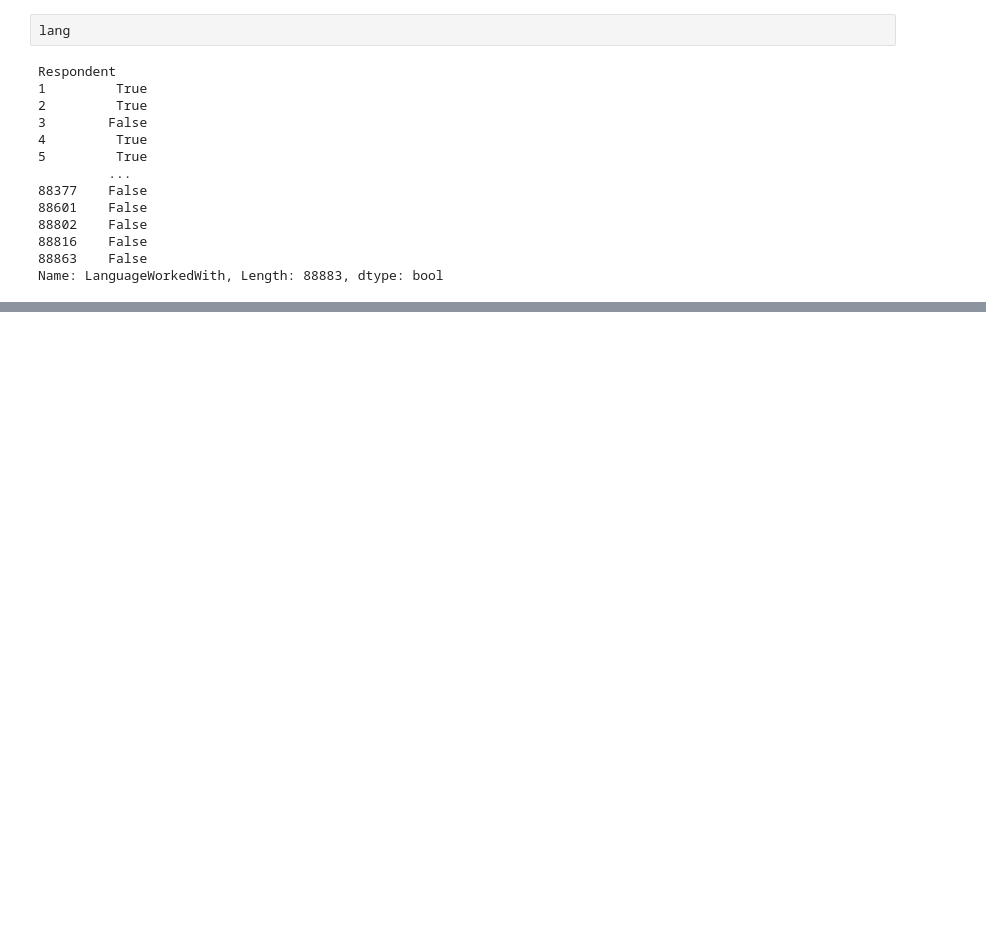
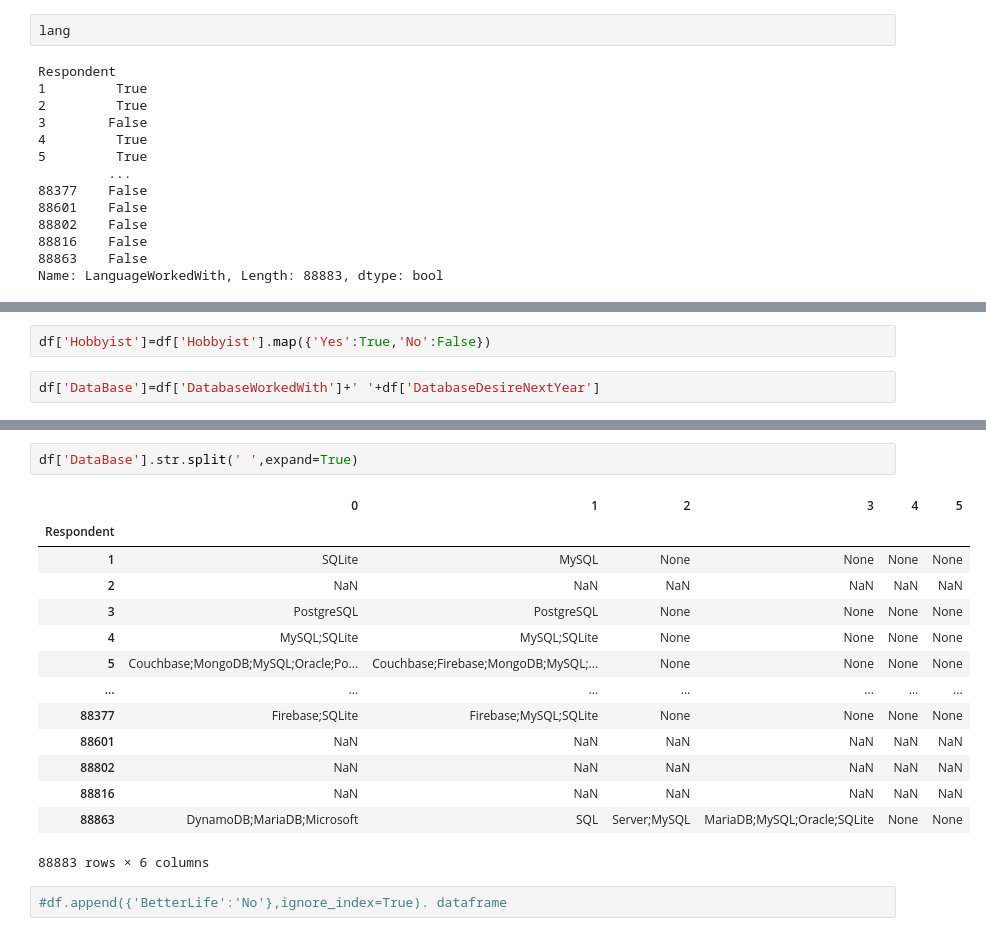
Before and after one commit to MohanadGad38/panadasStackoverflow, a Jupyter notebook: panadas.ipynb, the cells around one changed output, grey strips where cells are left out. Saved outputs shown, nothing was run; the diff lists cells and outputs as text; blank space fills up the shorter version.

```diff
--- a/panadas.ipynb
+++ b/panadas.ipynb
@@ -357,0 +407,4 @@ Name: LanguageWorkedWith, Length: 88883, dtype: bool
+# %%
+df['Hobbyist']=df['Hobbyist'].map({'Yes':True,'No':False})
+# %%
+df['DataBase']=df['DatabaseWorkedWith']+' '+df['DatabaseDesireNextYear']
@@ -357,0 +444,19 @@ Name: LanguageWorkedWith, Length: 88883, dtype: bool
+# %%
+df['DataBase'].str.split(' ',expand=True)
+# %% [output]
+|  | 0 | 1 | 2 | 3 | 4 | 5 |
+| Respondent |  |  |  |  |  |  |
+| 1 | SQLite | MySQL | None | None | None | None |
+| 2 | NaN | NaN | NaN | NaN | NaN | NaN |
+| 3 | PostgreSQL | PostgreSQL | None | None | None | None |
+| 4 | MySQL;SQLite | MySQL;SQLite | None | None | None | None |
+| 5 | Couchbase;MongoDB;MySQL;Oracle;Po... | Couchbase;Firebase;MongoDB;MySQL;... | None | None | None | None |
+| ... | ... | ... | ... | ... | ... | ... |
+| 88377 | Firebase;SQLite | Firebase;MySQL;SQLite | None | None | None | None |
+| 88601 | NaN | NaN | NaN | NaN | NaN | NaN |
+| 88802 | NaN | NaN | NaN | NaN | NaN | NaN |
+| 88816 | NaN | NaN | NaN | NaN | NaN | NaN |
+| 88863 | DynamoDB;MariaDB;Microsoft | SQL | Server;MySQL | MariaDB;MySQL;Oracle;SQLite | None | None |
+88883 rows × 6 columns
+# %%
+#df.append({'BetterLife':'No'},ignore_index=True). dataframe
```
Also changed, not shown: parts of 8 cells of this notebook.
